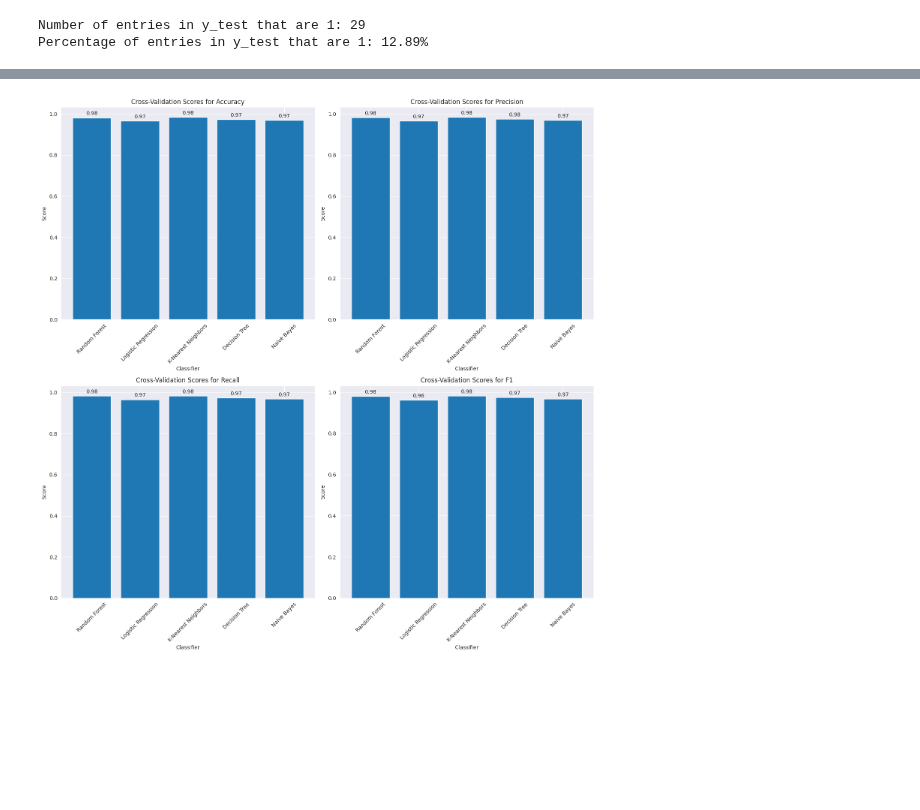
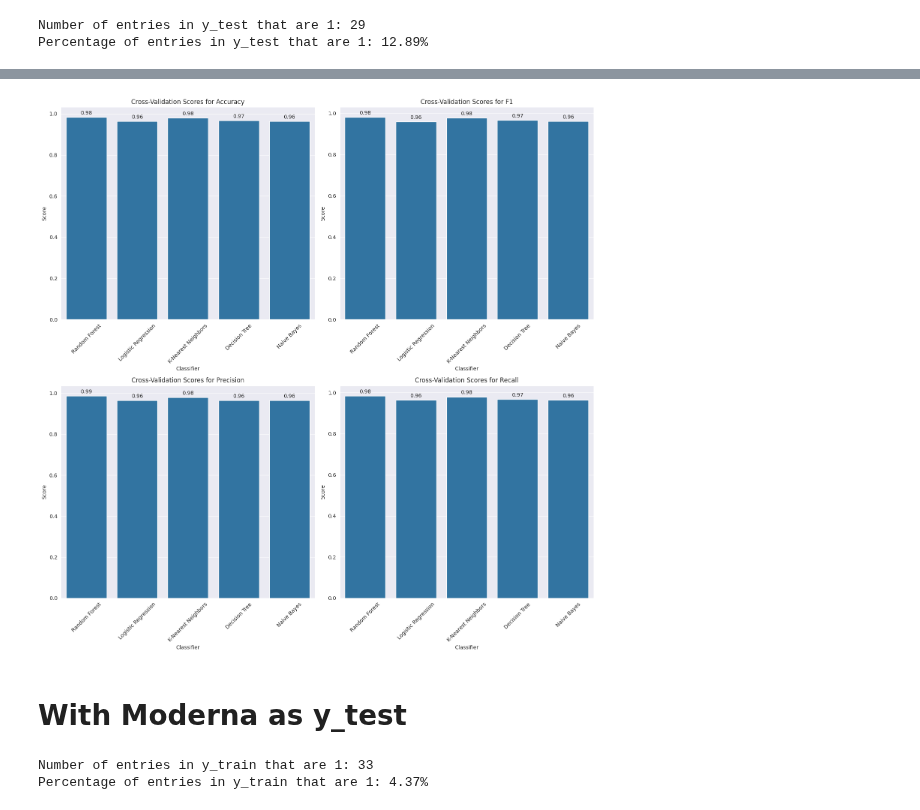
Before and after one commit to ZaNioxX/Masterarbeit, a Jupyter notebook: Machine_Learning/evaluating models.ipynb, the cells around one changed output, grey strips where cells are left out. Drawn from its saved outputs; the diff is of its cells as text; code cells hidden in the pictures; blank space fills up the shorter version.

```diff
--- a/Machine_Learning/evaluating models.ipynb
+++ b/Machine_Learning/evaluating models.ipynb
@@ -49,6 +49,16 @@ print(f"Percentage of entries in y_test that are 1: {percent_ones:.2f}%")
 Number of entries in y_test that are 1: 29
 Percentage of entries in y_test that are 1: 12.89%
 # %%
+import numpy as np
+import pandas as pd
+from sklearn.ensemble import RandomForestClassifier
+from sklearn.linear_model import LogisticRegression
+from sklearn.neighbors import KNeighborsClassifier
+from sklearn.tree import DecisionTreeClassifier
+from sklearn.naive_bayes import GaussianNB
+from sklearn.model_selection import cross_val_score
+from sklearn.metrics import accuracy_score
+
 # List of classifiers to evaluate
 classifiers = {
     "Random Forest": RandomForestClassifier(),
@@ -59,9 +69,12 @@ classifiers = {
     "Naive Bayes": GaussianNB()
 }
 
-
 # Dictionary to store cross-validation scores, test scores, and feature importances
 results = {}
+
+# Ensure y_train and y_test are one-dimensional
+y_train = y_train.values.ravel()
+y_test = y_test.values.ravel()
 
 # Loop through the classifiers
 for name, clf in classifiers.items():
@@ -233,33 +241,37 @@ no weights
 # %%
 # Create a 2x2 subplot for the metrics
 fig, axs = plt.subplots(2, 2, figsize=(15, 15))
+
+# Ensure the metrics are sorted for consistent plotting
+metrics = sorted(scoring.keys())
 
 # Loop through metrics and create bar plots
 for i, metric in enumerate(metrics):
     row = i // 2
     col = i % 2
 
     metric_data = df[df["Metric"] == metric]
     classifiers = metric_data["Classifier"].unique()
     means = metric_data.groupby("Classifier")["Score"].mean().reindex(classifiers)
 
     ax = axs[row, col]
-    bars = ax.bar(classifiers, means)
+    sns.barplot(x=classifiers, y=means, ax=ax)
     ax.set_title(f'Cross-Validation Scores for {metric.capitalize()}')
     ax.set_ylabel('Score')
     ax.set_xlabel('Classifier')
-    ax.set_xticks(classifiers)
-    ax.tick_params(axis='x', rotation=45)
+    ax.set_xticklabels(classifiers, rotation=45)
 
     # Annotate each bar with its score
-    for bar in bars:
-        height = bar.get_height()
-        ax.annotate(f'{height:.2f}', xy=(bar.get_x() + bar.get_width() / 2, height),
+    for p in ax.patches:
+        height = p.get_height()
+        ax.annotate(f'{height:.2f}', xy=(p.get_x() + p.get_width() / 2., height),
                     xytext=(0, 3), textcoords='offset points', ha='center', va='bottom')
 
 # Adjust layout
 plt.tight_layout()
 plt.savefig('/home/sebastian/Documents/Masterarbeit/Plots/Metrics/ML/ML_classification_metrics.pdf')
 plt.show()
 # %% [output]
-[figure, old version]
+[figure, new version]
+# %% [markdown]
+# With Moderna as y_test
@@ -265,0 +284,16 @@ plt.show()
+# %%
+# Count the occurrences of each value
+value_counts = y_test.value_counts()
+
+# Get the count of 1's
+num_ones = value_counts.get(1, 0)
+
+total_entries = len(y_train)
+
+percent_ones = (num_ones / total_entries) * 100
+
+print(f"Number of entries in y_train that are 1: {num_ones}")
+print(f"Percentage of entries in y_train that are 1: {percent_ones:.2f}%")
+# %% [output]
+Number of entries in y_train that are 1: 33
+Percentage of entries in y_train that are 1: 4.37%
```
Also changed, not shown: parts of 11 cells of this notebook, 6 other files.
